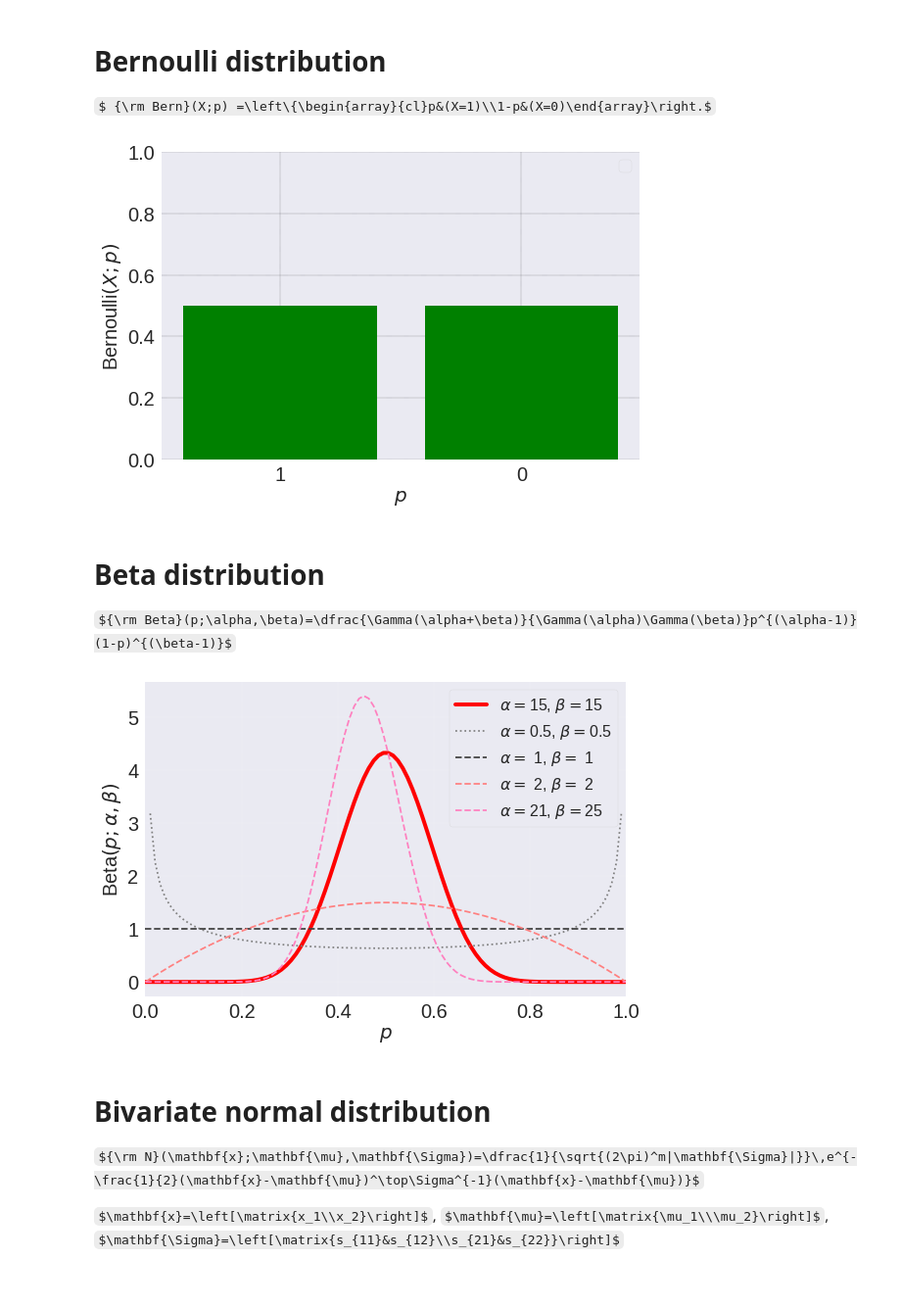
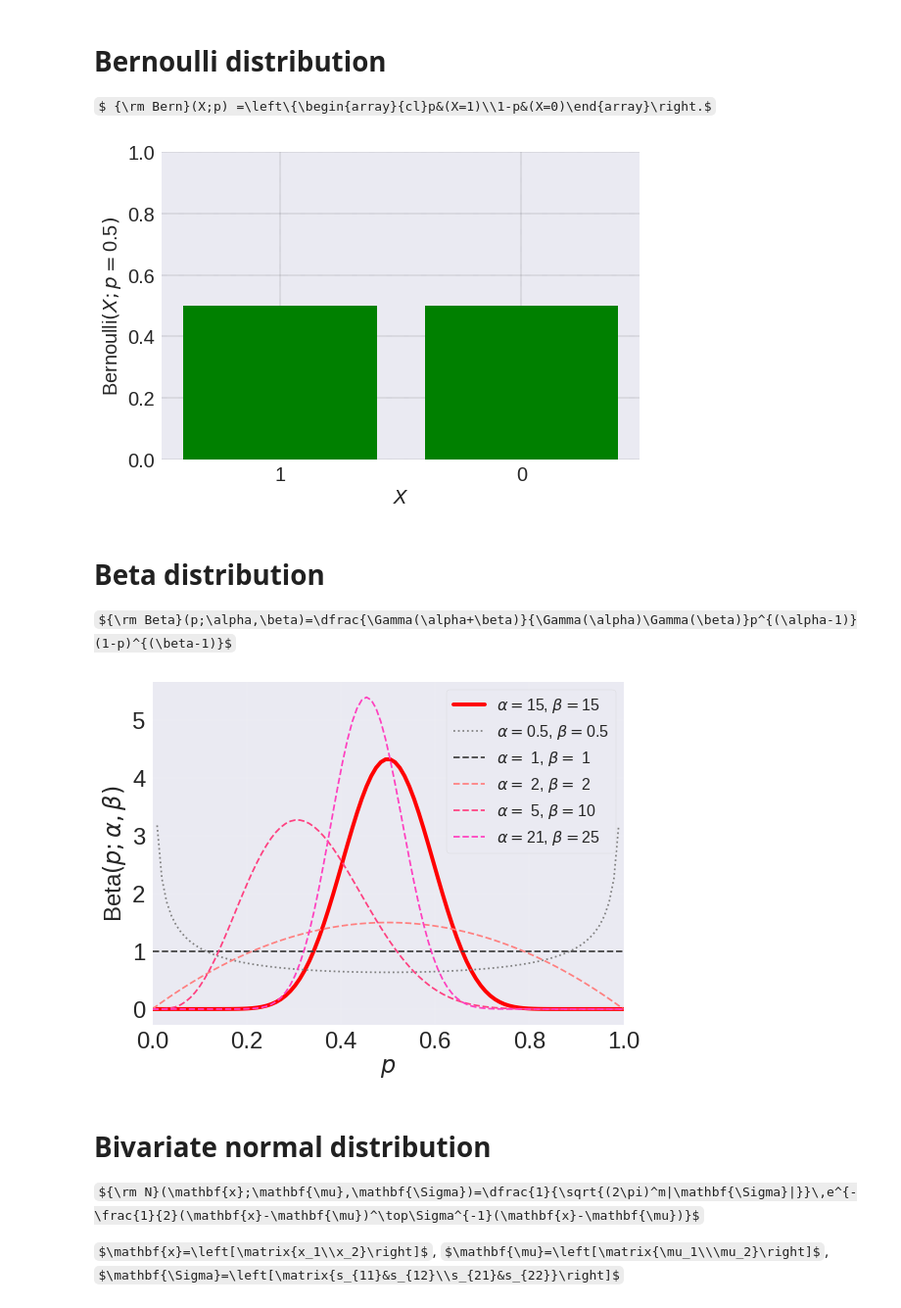
Before and after one commit to tsakailab/prml, a Jupyter notebook: ipynb/plot_distributions.ipynb, the cells around one changed output. Shown at 98% size. Drawn from its saved outputs; the diff is of its cells as text; code cells hidden in the pictures; some formulas as TeX source.

Commit message:
update: beta distributions

```diff
--- a/ipynb/plot_distributions.ipynb
+++ b/ipynb/plot_distributions.ipynb
@@ -45,18 +45,16 @@ p = 0.5 #@param {type:"slider", min:0, max:1, step:0.1}
 plt.figure()
 ax = plt.axes()
 
-label = '$\\p=$'+"{:.2f}".format(p)
 ax.bar([0,1], [p,1-p], tick_label=["1", "0"], align="center", color='g')
 plt.ylim(0,1)
 plt.grid(True, ls='--', lw=0.2, color='k')
-plt.legend(loc="upper right", fontsize=16, frameon=True)
-plt.xlabel("$p$", fontsize=20)
-plt.ylabel("Bernoulli$(X;p)$", fontsize=20)
+plt.xlabel("$X$", fontsize=20)
+plt.ylabel("Bernoulli$(X;p=$"+"{:.1f}".format(p)+"$)$", fontsize=20)
 plt.xticks(fontsize=20)
 plt.yticks(fontsize=20)
 plt.tight_layout()
 # %% [output]
-[figure, old version]
+[figure, new version]
 # %% [markdown]
 Beta distribution
 ===================
@@ -64,32 +62,33 @@ ${\rm Beta}(p;\alpha,\beta)=\dfrac{\Gamma(\alpha+\beta)}{\Gamma(\alpha)\Gamma(\b
 # %%
 #@title  { run: "auto" }
 import numpy as np
 from scipy import stats
 import matplotlib.pyplot as plt
 
 alpha = 15 #@param {type:"slider", min:0.00, max:100, step:0.25}
 beta = 15  #@param {type:"slider", min:0.00, max:100, step:0.25}
 
 p = np.linspace(0, 1, 100)
-plt.figure()
+plt.figure(figsize=(8,6))
 ax = plt.axes()
 
 label = lambda aa, bb: '$\\alpha=$'+"{:>2}".format(aa)+', $\\beta=$'+"{:>2}".format(bb)
 ax.plot(p, stats.beta.pdf(p,alpha,beta), label=label(alpha,beta),c='r', lw=4)
 ax.plot(p, stats.beta.pdf(p,0.5,0.5), label=label(0.5,0.5),c=[0.5,0.5,0.5], ls=':')
 ax.plot(p, stats.beta.pdf(p,1,1), label=label(1,1),c=[0.25,0.25,0.25], ls='--')
 ax.plot(p, stats.beta.pdf(p,2,2), label=label(2,2),c=[1,0.5,0.5], ls='--')
-ax.plot(p, stats.beta.pdf(p,21,25), label=label(21,25),c=[1,0.5,0.75], ls='--')
+ax.plot(p, stats.beta.pdf(p,5,10), label=label(5,10),c=[1,0.25,0.5], ls='--')
+ax.plot(p, stats.beta.pdf(p,21,25), label=label(21,25),c=[1,0.25,0.75], ls='--')
 plt.xlim(0, 1)
 plt.grid(True, ls='--', lw=0.2)
 plt.legend(loc="upper right", fontsize=16, frameon=True)
-plt.xlabel("$p$", fontsize=20)
-plt.ylabel("Beta$(p;\\alpha,\\beta)$", fontsize=20)
-plt.xticks(fontsize=20)
-plt.yticks(fontsize=20)
+plt.xlabel("$p$", fontsize=24)
+plt.ylabel("Beta$(p;\\alpha,\\beta)$", fontsize=24)
+plt.xticks(fontsize=24)
+plt.yticks(fontsize=24)
 plt.tight_layout()
 # %% [output]
-[figure, old version]
+[figure, new version]
 # %% [markdown]
 Bivariate normal distribution
 =========================
```
